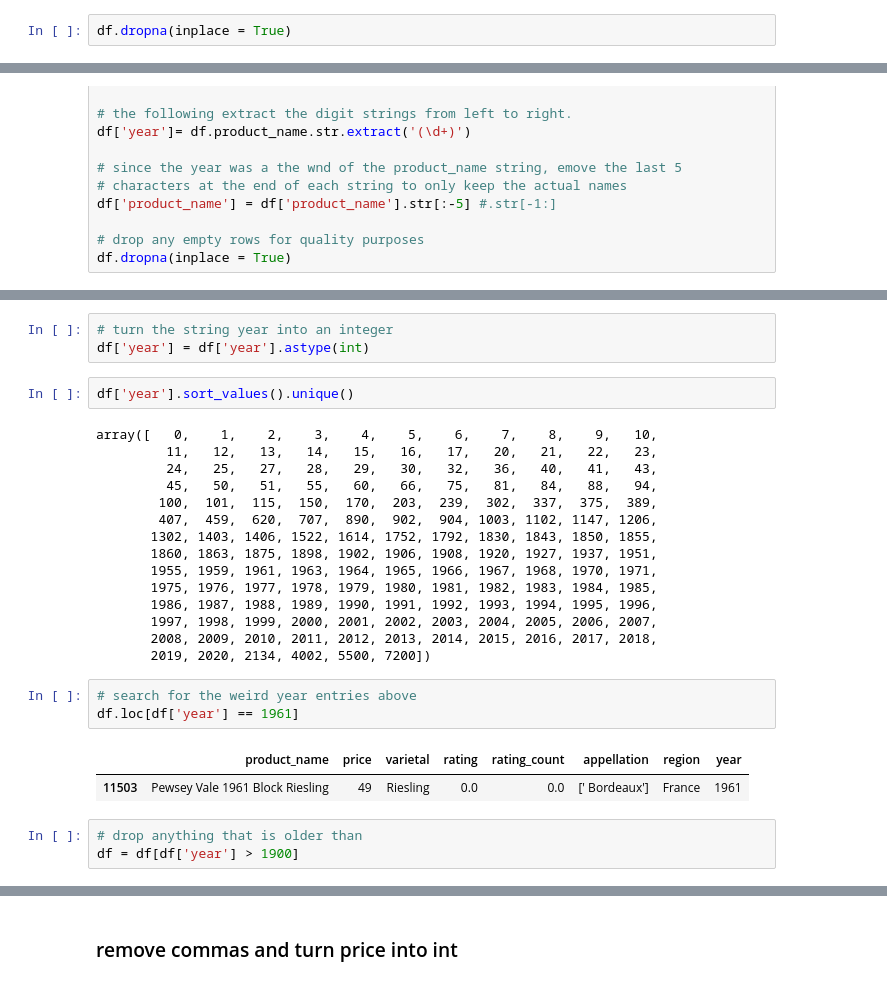
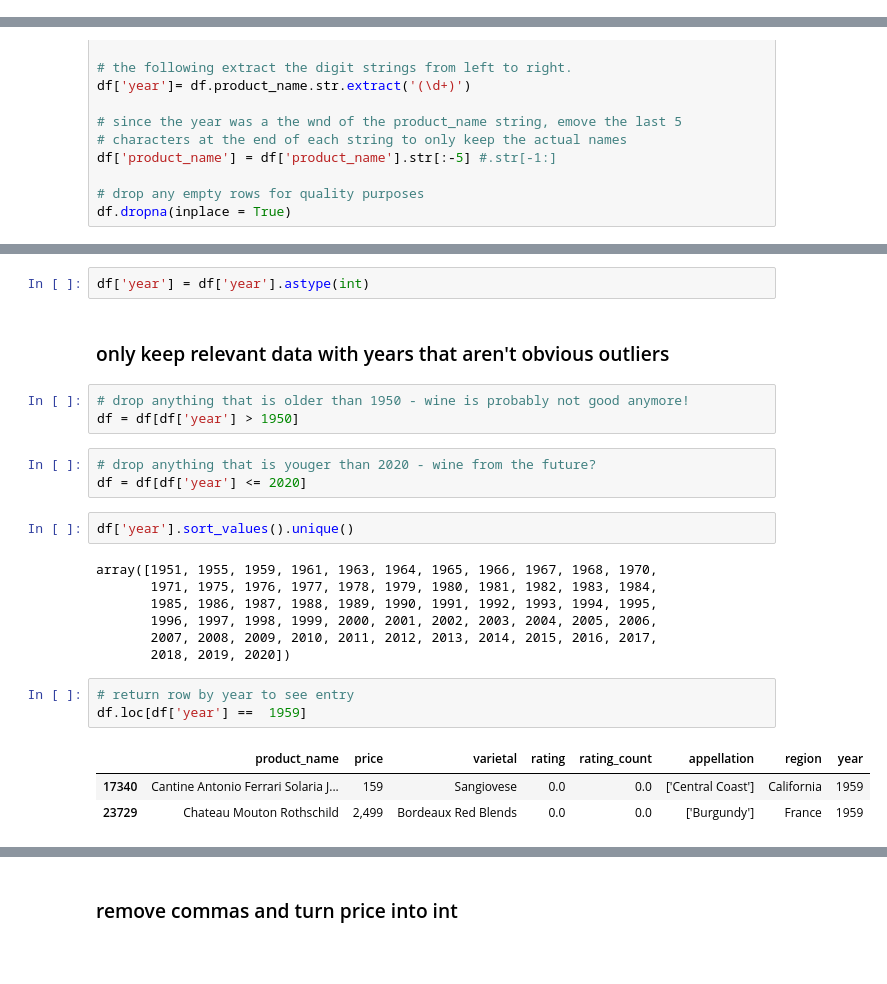
Before and after one commit to cbroomhead/webscraping_wine_project, a Jupyter notebook: wine_scraped_clean.ipynb, the cells around one changed output, grey strips where cells are left out. Saved outputs shown, nothing was run; the diff lists cells and outputs as text; blank space fills up the shorter version.

Commit message:
added outlier analysis

```diff
--- a/wine_scraped_clean.ipynb
+++ b/wine_scraped_clean.ipynb
@@ -90,8 +94,6 @@ df = pd.concat([df, df_merged], axis=1)
 # and drop the 'origin' columns
 df.drop('origin', axis = 1, inplace = True)
 df.dropna(inplace = True)
-# %%
-df.dropna(inplace = True)
 # %%
 df.info()
 # %% [output]
@@ -180,32 +184,29 @@ memory usage: 1.5+ MB
 # %%
-# turn the string year into an integer
 df['year'] = df['year'].astype(int)
+# %% [markdown]
+### only keep relevant data with years that aren't obvious outliers
+# %%
+# drop anything that is older than 1950 - wine is probably not good anymore!
+df = df[df['year'] > 1950]
+# %%
+# drop anything that is youger than 2020 - wine from the future?
+df = df[df['year'] <= 2020]
 # %%
 df['year'].sort_values().unique()
 # %% [output]
-array([   0,    1,    2,    3,    4,    5,    6,    7,    8,    9,   10,
-         11,   12,   13,   14,   15,   16,   17,   20,   21,   22,   23,
-         24,   25,   27,   28,   29,   30,   32,   36,   40,   41,   43,
-         45,   50,   51,   55,   60,   66,   75,   81,   84,   88,   94,
-        100,  101,  115,  150,  170,  203,  239,  302,  337,  375,  389,
-        407,  459,  620,  707,  890,  902,  904, 1003, 1102, 1147, 1206,
-       1302, 1403, 1406, 1522, 1614, 1752, 1792, 1830, 1843, 1850, 1855,
-       1860, 1863, 1875, 1898, 1902, 1906, 1908, 1920, 1927, 1937, 1951,
-       1955, 1959, 1961, 1963, 1964, 1965, 1966, 1967, 1968, 1970, 1971,
-       1975, 1976, 1977, 1978, 1979, 1980, 1981, 1982, 1983, 1984, 1985,
-       1986, 1987, 1988, 1989, 1990, 1991, 1992, 1993, 1994, 1995, 1996,
-       1997, 1998, 1999, 2000, 2001, 2002, 2003, 2004, 2005, 2006, 2007,
-       2008, 2009, 2010, 2011, 2012, 2013, 2014, 2015, 2016, 2017, 2018,
-       2019, 2020, 2134, 4002, 5500, 7200])
+array([1951, 1955, 1959, 1961, 1963, 1964, 1965, 1966, 1967, 1968, 1970,
+       1971, 1975, 1976, 1977, 1978, 1979, 1980, 1981, 1982, 1983, 1984,
+       1985, 1986, 1987, 1988, 1989, 1990, 1991, 1992, 1993, 1994, 1995,
+       1996, 1997, 1998, 1999, 2000, 2001, 2002, 2003, 2004, 2005, 2006,
+       2007, 2008, 2009, 2010, 2011, 2012, 2013, 2014, 2015, 2016, 2017,
+       2018, 2019, 2020])
 # %%
-# search for the weird year entries above
-df.loc[df['year'] == 1961]
+# return row by year to see entry
+df.loc[df['year'] ==  1959]
 # %% [output]
 |  | product_name | price | varietal | rating | rating_count | appellation | region | year |
-| 11503 | Pewsey Vale 1961 Block Riesling | 49 | Riesling | 0.0 | 0.0 | [' Bordeaux'] | France | 1961 |
+| 17340 | Cantine Antonio Ferrari Solaria J... | 159 | Sangiovese | 0.0 | 0.0 | ['Central Coast'] | California | 1959 |
+| 23729 | Chateau Mouton Rothschild | 2,499 | Bordeaux Red Blends | 0.0 | 0.0 | ['Burgundy'] | France | 1959 |
-# %%
-# drop anything that is older than
-df = df[df['year'] > 1900]
 # %%
 df.shape
 # %% [output]
```
Also changed, not shown: parts of 15 cells of this notebook, 2 other files.
